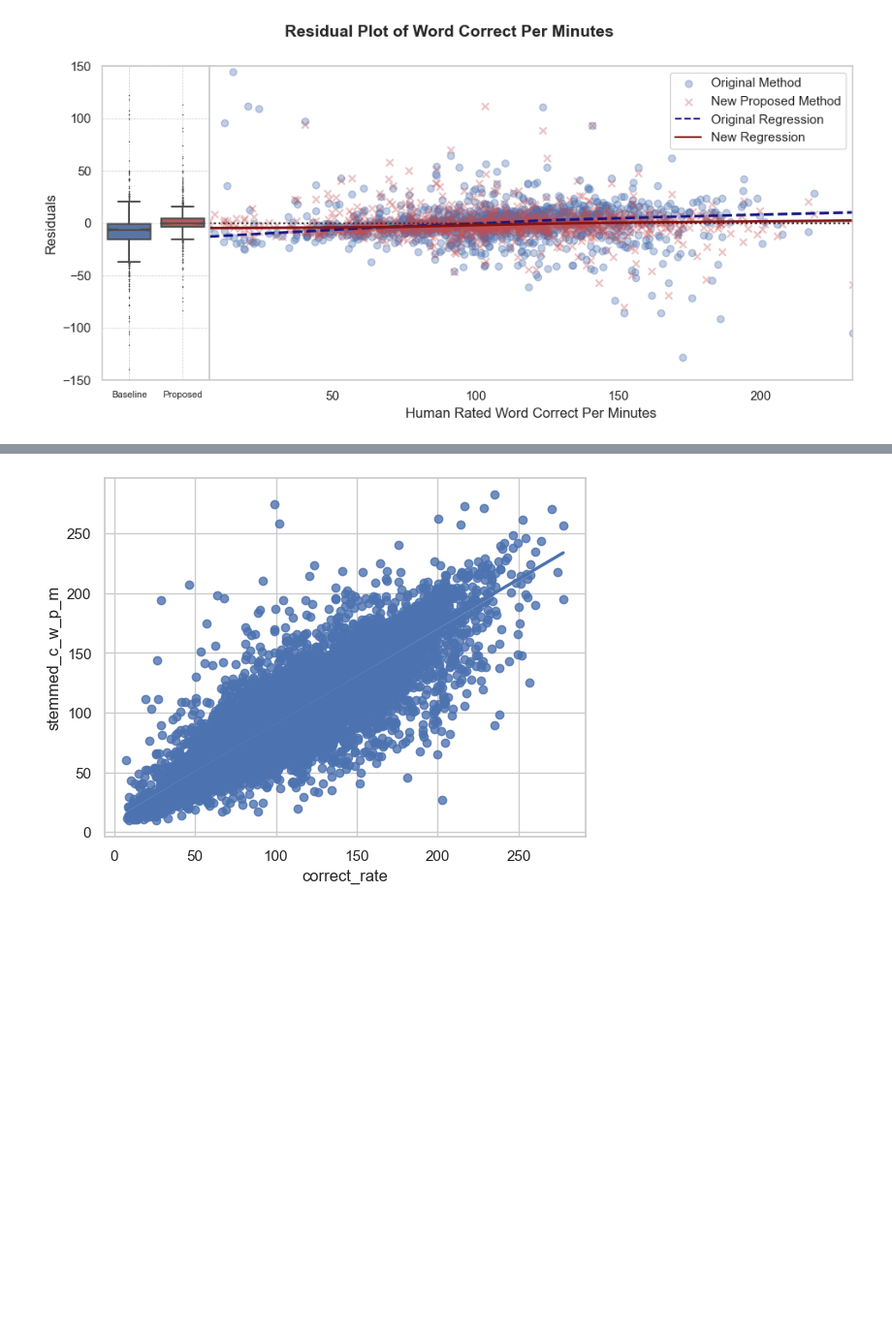
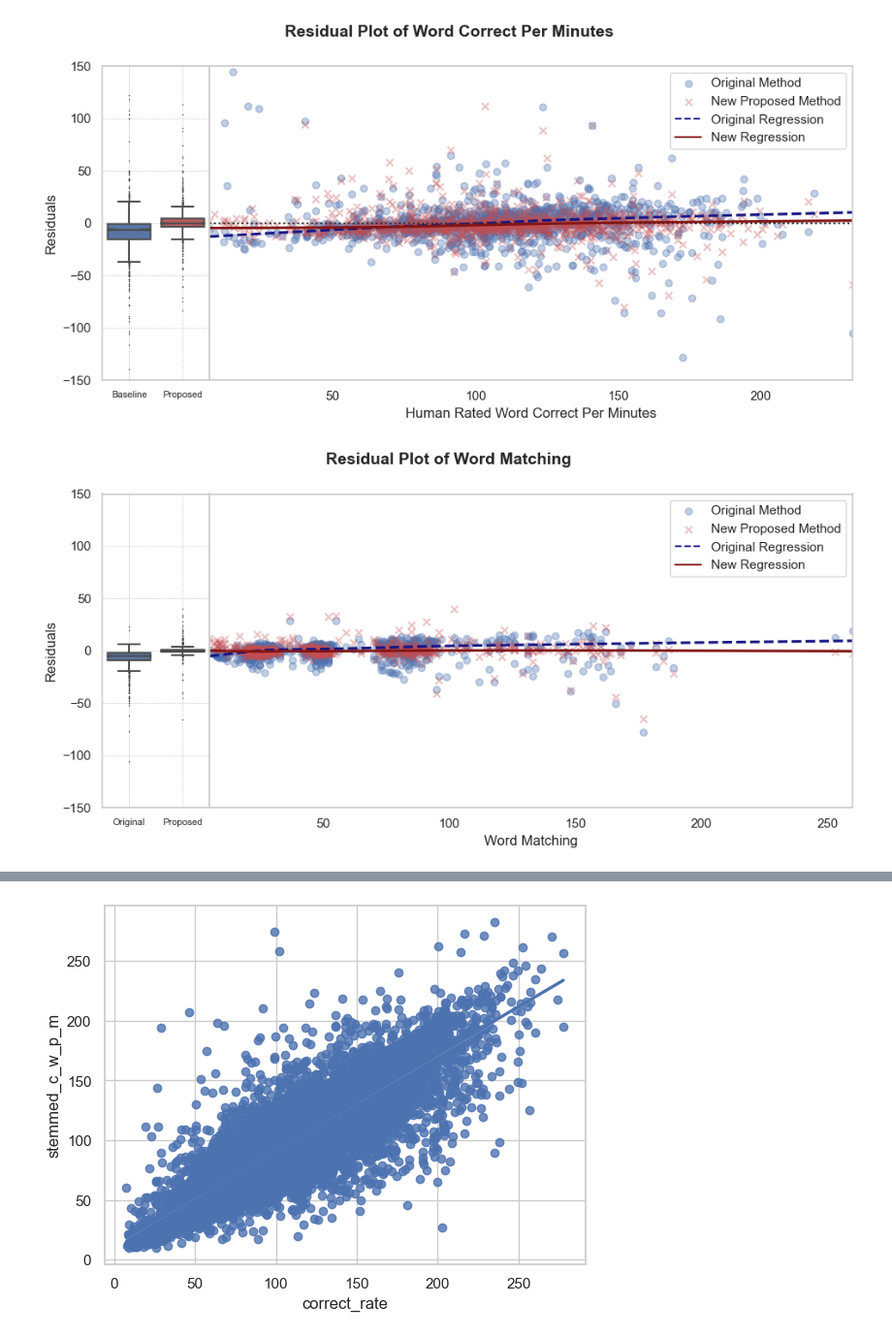
Before and after one commit to YihaoJW/Educational_Speech_Assessment, a Jupyter notebook: compare_CWPM_Deep_human.ipynb, the cells around one changed output, grey strips where cells are left out. Shown at 97% size. Saved outputs shown, nothing was run; the diff lists cells and outputs as text; code cells hidden in the pictures; blank space fills up the shorter version.

```diff
--- a/compare_CWPM_Deep_human.ipynb
+++ b/compare_CWPM_Deep_human.ipynb
@@ -337,3 +337,65 @@ Try using .loc[row_indexer,col_indexer] = value instead
 See the caveats in the documentation: https://pandas.pydata.org/pandas-docs/stable/user_guide/indexing.html#returning-a-view-versus-a-copy
   df9.loc[:,'residual_stemmed'] = df9.loc[:,'stemmed_c_w_p_m'] - df9.loc[:,'correct_rate']
 [figure]
+# %%
+dark_colors = [sns.color_palette("dark")[0], sns.color_palette("dark")[2]]
+
+# Sample data for testing
+# df10 should be provided
+y_range = (-150, 150)
+
+# Create a copy of df10 to avoid modifying the original dataframe
+df10_copy = df10[df10['score_asr'] <= 1000].copy()
+
+# Calculate the residuals for both methods
+df10_copy.loc[:,'residual_old'] = df10_copy.loc[:,'old_matched_adj_count'] - df10_copy.loc[:,'score_asr']
+df10_copy.loc[:,'residual_new'] = df10_copy.loc[:,'new_matched_adj_count'] - df10_copy.loc[:,'score_asr']
+
+# Create a grid of 1 row and 2 columns with no spacing between columns
+gs = gridspec.GridSpec(1, 2, width_ratios=[1, 6], wspace=0.0)
+
+fig = plt.figure(figsize=(10, 5))
+
+# Define Seaborn colors (blue for original and red for new)
+colors = [sns.color_palette("deep")[0], sns.color_palette("deep")[3]]
+
+# Violin plot of residuals on the left (column 0)
+ax0 = plt.subplot(gs[0])
+sns.boxplot(data=[df10_copy['residual_old'], df10_copy['residual_new']],
+            orient='v', ax=ax0, palette=colors, notch=True, fliersize=0.5,
+            flierprops={"marker": "x"})
+ax0.set_xticklabels(['Original', 'Proposed'], rotation=0, fontsize=8)
+ax0.set_ylabel('Residuals')
+ax0.set_ylim(y_range)
+ax0.grid(True, which='both', linestyle='--', linewidth=0.5)
+
+# Residual plots on the right (column 1)
+ax1 = plt.subplot(gs[1])
+sns.residplot(x="score_asr", y="old_matched_adj_count", data=df10_copy, ax=ax1, robust=False, color=colors[0], label='Original Method', scatter_kws={'alpha':0.35, 'marker':'o'},  lowess=True, line_kws=dict(color=sns.dark_palette('blue')[2], linestyle='--'))
+sns.residplot(x="score_asr", y="new_matched_adj_count", data=df10_copy, ax=ax1, robust=False, color=colors[1], label='New Proposed Method', scatter_kws={'alpha':0.35, 'marker':'x'},   lowess=True, line_kws=dict(color=sns.dark_palette('red')[2], linestyle='-'))
+
+# Turn off y-axis label and tick marks for the residual plots
+ax1.set_ylabel('')
+ax1.yaxis.set_ticks([])
+ax1.set_ylim(y_range)
+ax1.set_xlabel('Word Matching')  # Updated the x-axis label
+ax1.grid(False)
+
+# Legend for the residual plots
+ax1.legend(loc='upper right')
+handles, labels = ax1.get_legend_handles_labels()
+line1 = Line2D([0], [0], linestyle='--', color=sns.dark_palette('blue')[2], label='Original Regression')
+line2 = Line2D([0], [0], linestyle='-', color=sns.dark_palette('red')[2], label='New Regression')
+
+handles.extend([line1, line2])
+labels.extend(['Original Regression', 'New Regression'])
+ax1.legend(handles=handles, labels=labels)
+
+# Set title for the figure using bold font and larger font size
+fig.suptitle('Residual Plot of Word Matching', fontsize=14, fontweight='bold')  # Updated the title
+
+# Save the figure
+fig.tight_layout()
+fig.savefig('Comparison_Residual_match.pdf', format='pdf', bbox_inches='tight')
+# %% [output]
+[figure, added]
```
Also changed, not shown: parts of 5 cells of this notebook, 8 other files.
